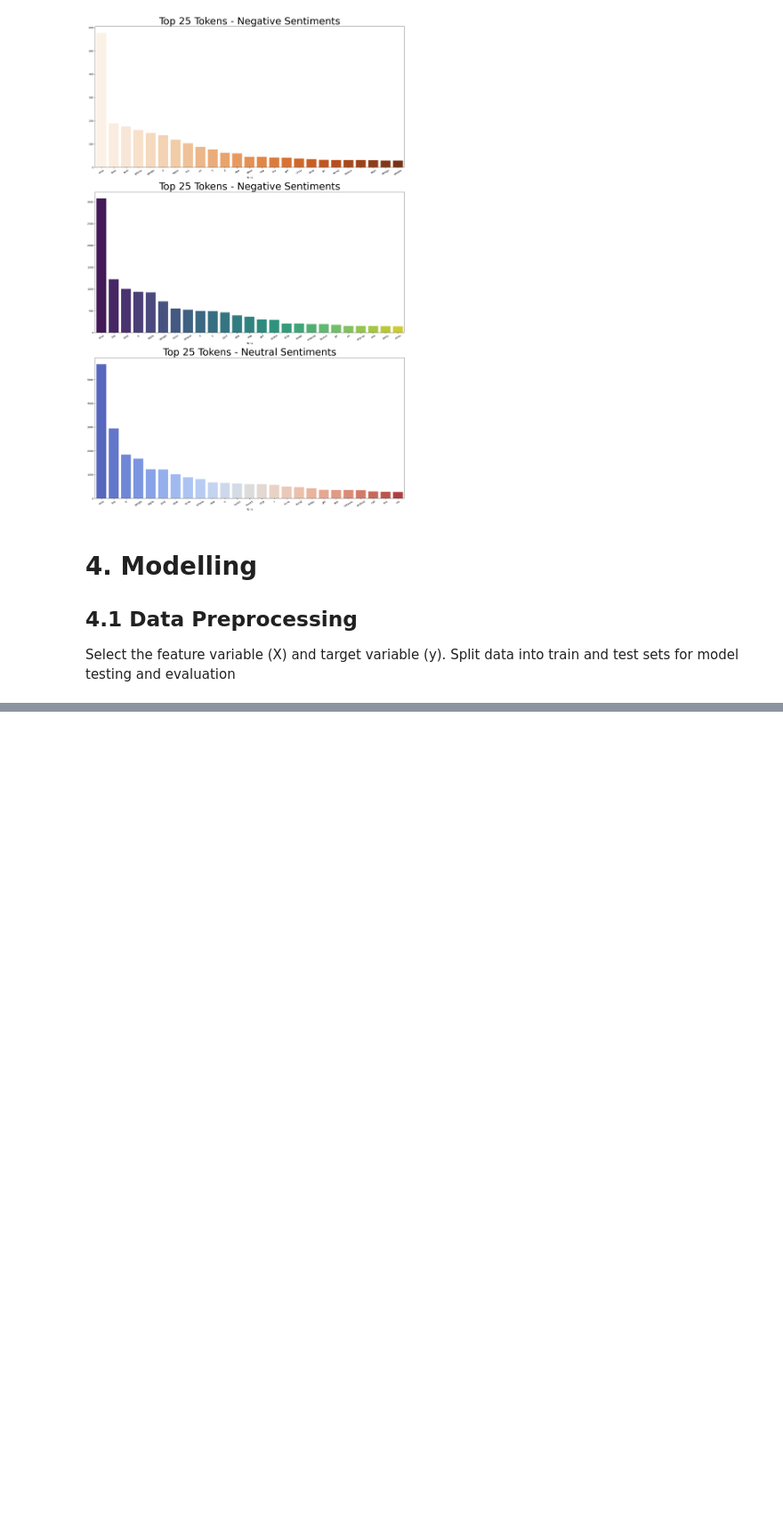
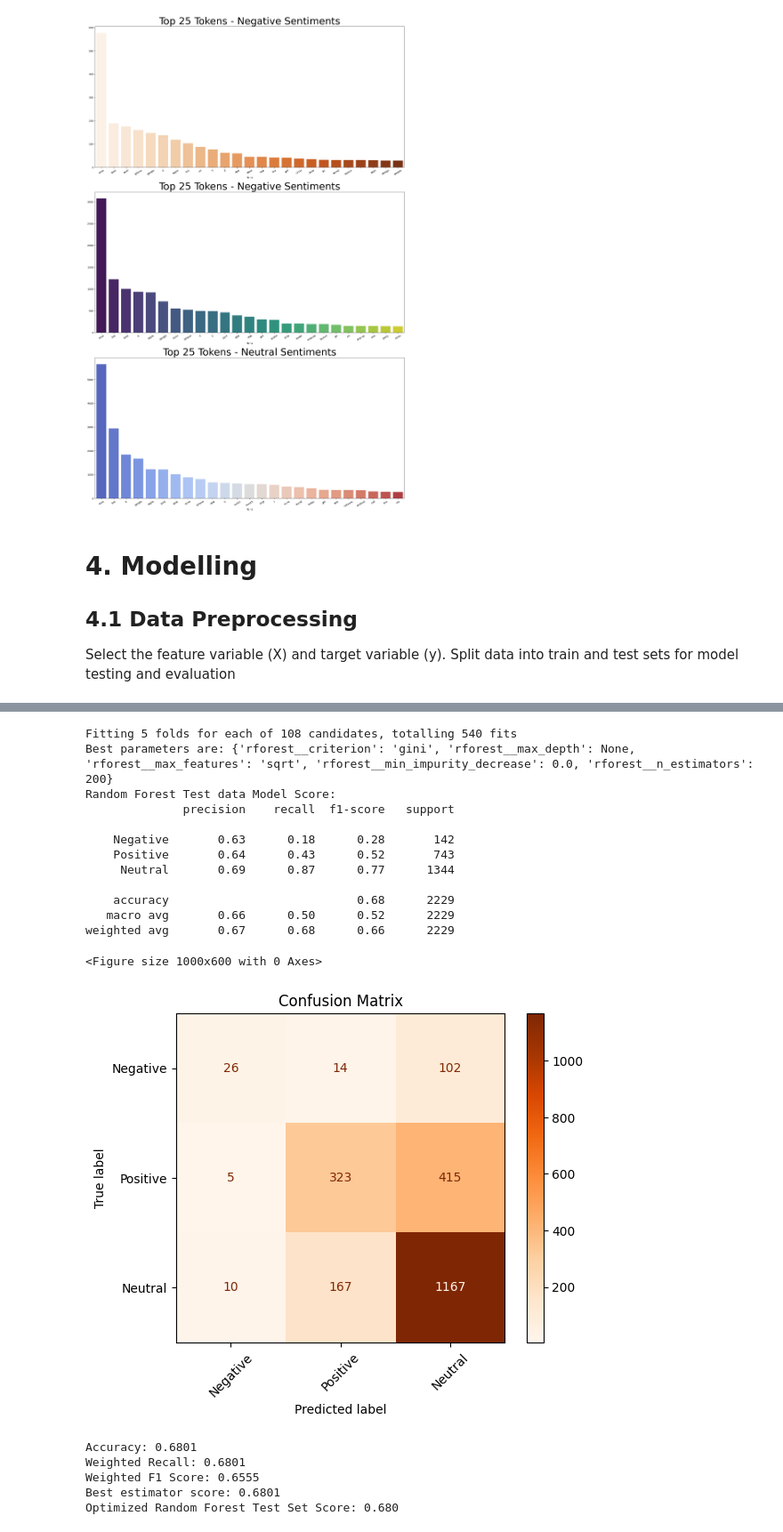
Before and after one commit to ENGMAUKA/group3_sentiment_analysis_project, a Jupyter notebook: notebooks/sentiments_consolidated.ipynb, the cells around one changed output, grey strips where cells are left out. Shown at 89% size. Cells and saved outputs as stored; diff of their text form; code cells hidden in the pictures; blank space fills up the shorter version.

```diff
--- a/notebooks/sentiments_consolidated.ipynb
+++ b/notebooks/sentiments_consolidated.ipynb
@@ -521,0 +702,14 @@ Accuracy and Recall will be the main metric used to track model performance. How
+# %%
+#Fit the pipeline on the training data:
+pipe_tree.fit(X_train, y_train)
+
+#Predict on training and test set using the decision tree classifier
+dectree_train_preds= pipe_tree.predict(X_train)
+dectree_test_preds = pipe_tree.predict(X_test)
+
+#Accuracy of training and test set
+train_accuracy =accuracy_score(y_train, dectree_train_preds)
+test_accuracy = accuracy_score(y_test, dectree_test_preds)
+
+print(f'Training Accuracy:{train_accuracy:.3f}')
+print(f'Validation Accuracy {test_accuracy:.3f}')
@@ -521,0 +723,66 @@ Accuracy and Recall will be the main metric used to track model performance. How
+# %%
+# build pipeline
+pipe_rforest= Pipeline([
+    ("tfidf", TfidfVectorizer(stop_words="english")),
+    ("rforest", RandomForestClassifier(random_state=42))
+])
+
+#hyperparameter grid to tune, initialize with "tree__" since its inside a pipeline
+rforest_grid = {
+    "rforest__criterion": ["entropy", "gini"],
+    "rforest__n_estimators": [50, 100, 200],
+    "rforest__max_depth": [15, 30, None],
+    "rforest__max_features": ["sqrt", "log2"],
+    "rforest__min_impurity_decrease": [0.0, 0.01, 0.1],
+}
+
+#performing grid search with cross validation
+rforest_grid_search = GridSearchCV(
+    estimator=pipe_rforest,
+    param_grid=rforest_grid,
+    cv=5,
+    n_jobs=-1,
+    verbose=1
+    )
+
+# fit the GridSearchCV
+rforest_grid_search.fit(X_train, y_train)
+
+# print the best parameters found by GridSearchCV
+print(f"Best parameters are: {rforest_grid_search.best_params_}")
+
+#best pipeline
+best_rforest_pipe = rforest_grid_search.best_estimator_
+
+# making predictions
+test_pred_rforest = best_rforest_pipe.predict(X_test)
+
+
+# Evaluate the best model on the test data
+print("Random Forest Test data Model Score:")
+rforest_metrics = model_performance(best_rforest_pipe, X_test, test_pred_rforest, y_test)
+
+print(f"Best estimator score: {best_rforest_pipe.score(X_test,y_test):.4f}")
+
+# Evaluate the best model on the test data
+print(f"Optimized Random Forest Test Set Score: {rforest_grid_search.best_estimator_.score(X_test, y_test):.3f}")
+# %% [output]
+Fitting 5 folds for each of 108 candidates, totalling 540 fits
+Best parameters are: {'rforest__criterion': 'gini', 'rforest__max_depth': None, 'rforest__max_features': 'sqrt', 'rforest__min_impurity_decrease': 0.0, 'rforest__n_estimators': 200}
+Random Forest Test data Model Score:
+              precision    recall  f1-score   support
+
+    Negative       0.63      0.18      0.28       142
+    Positive       0.64      0.43      0.52       743
+     Neutral       0.69      0.87      0.77      1344
+
+    accuracy                           0.68      2229
+   macro avg       0.66      0.50      0.52      2229
+weighted avg       0.67      0.68      0.66      2229
+<Figure size 1000x600 with 0 Axes>
+[figure, added]
+Accuracy: 0.6801
+Weighted Recall: 0.6801
+Weighted F1 Score: 0.6555
+Best estimator score: 0.6801
+Optimized Random Forest Test Set Score: 0.680
```
Also changed, not shown: parts of 18 cells of this notebook.
